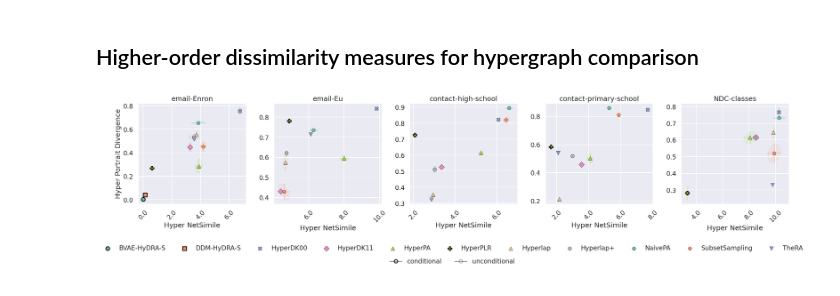
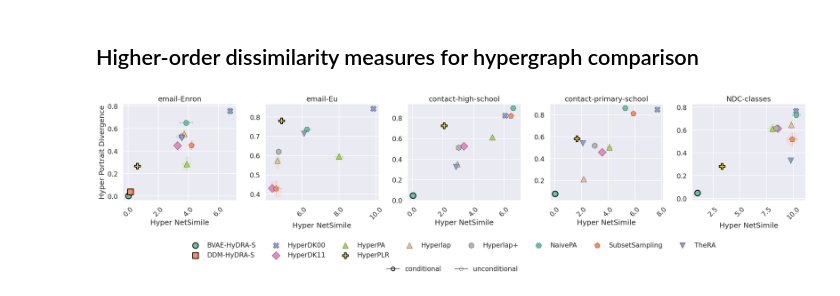
Before and after one commit to hypernetwork-research-group/Janus, a Jupyter notebook: examples/notebooks/tables_and_plots.ipynb, the cells around one changed output. Saved outputs shown, nothing was run; the diff lists cells and outputs as text; code cells hidden in the pictures.

```diff
--- a/examples/notebooks/tables_and_plots.ipynb
+++ b/examples/notebooks/tables_and_plots.ipynb
@@ -217,7 +284,7 @@ for i, dataset_name in enumerate(unique_datasets):
 
         sc = ax[i].scatter(
             r["x_mean"], r["y_mean"],
-            s=100,
+            s=200,
             marker=m,
             c=[c],
             edgecolors=es["edgecolor"],
@@ -277,33 +344,33 @@ fig.legend(
     handles,
     labels,
     loc="lower center",
     bbox_to_anchor=(0.5, -0.02),
-    ncol=len(labels),
+    ncol=int(len(labels) / 1.3),
     frameon=False,
 )
 
 # --- kind legend (NEW, placed under the name legend) ---
 kind_handles = []
 kind_labels = []
 for cfg in KIND_EDGE_CONFIGS:
     kind_handles.append(_kind_proxy_handle(cfg["edgecolor"], cfg["linewidth"], cfg["linestyle"]))
     kind_labels.append(cfg.get("label", ",".join(cfg.get("kinds", []))))
 
 # (optional) include a default/other entry
 fig.legend(
     kind_handles,
     kind_labels,
     loc="lower center",
     bbox_to_anchor=(0.5, -0.10),
     ncol=len(kind_labels),
     frameon=False,
 )
 
 # and give a bit more bottom room
 fig.tight_layout()
-fig.subplots_adjust(bottom=0.3)
+fig.subplots_adjust(bottom=0.35)
 
 # Save the figure as pdf
 fig.savefig(f"{root_dir}figures/dissimilarity_scatter.pdf", format="pdf", bbox_inches="tight")
 # %% [output]
-[figure, old version]
+[figure, new version]
```
Also changed, not shown: parts of 2 cells of this notebook.
